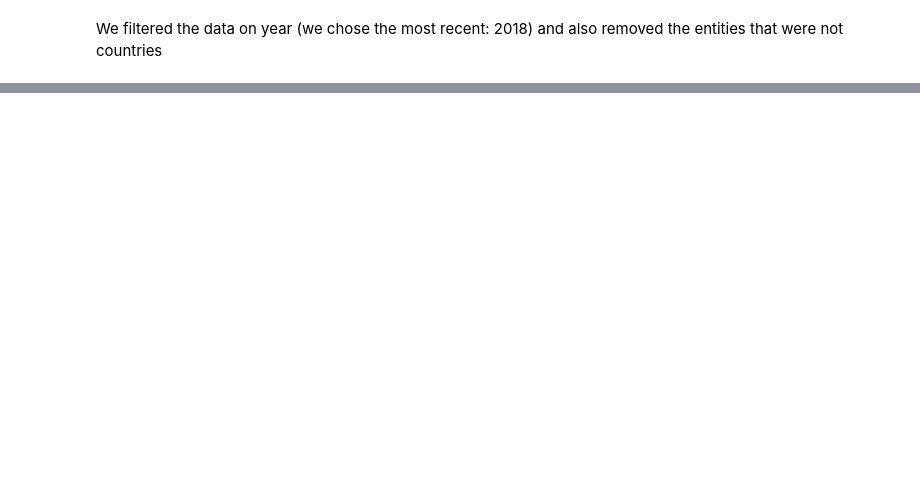
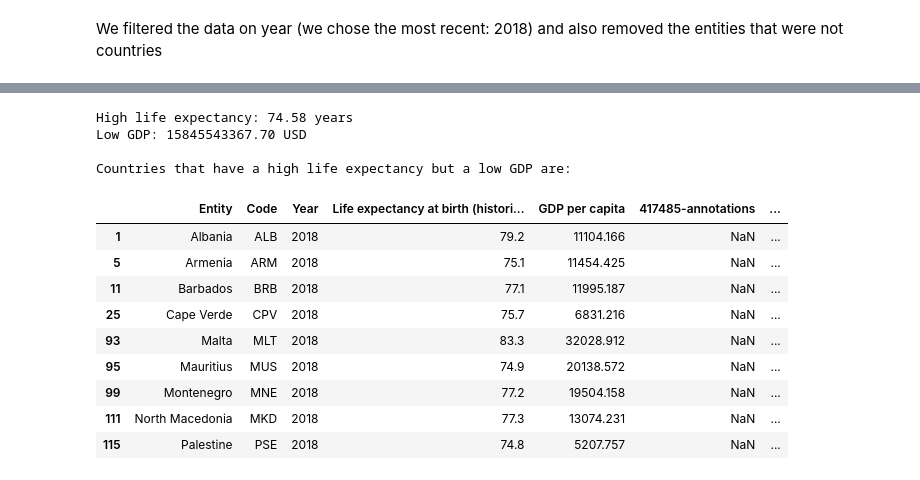
Before and after one commit to larissablom/Intro-Data-Science-and-AI, a Jupyter notebook: assignment1/Assignment 1.ipynb, the cells around one changed output, grey strips where cells are left out. Cells and saved outputs as stored; diff of their text form; code cells hidden in the pictures; blank space fills up the shorter version.

```diff
--- a/assignment1/Assignment 1.ipynb
+++ b/assignment1/Assignment 1.ipynb
@@ -182,0 +116,29 @@ United Arab Emirates
+# %%
+high_life = df_all['Life expectancy at birth (historical)'].describe(include='all').loc['mean'] + df_all['Life expectancy at birth (historical)'].describe(include='all').loc['std']/4
+low_gdp = df_all['GDP (constant 2015 US$)'].describe(include='all').loc['mean'] - df_all['GDP (constant 2015 US$)'].describe(include='all').loc['std']/4
+
+print("High life expectancy: {:.2f} years".format(high_life))
+print("Low GDP: {:.2f} USD".format(low_gdp))
+print("")
+
+df_all_lohi = df_all[df_all['Life expectancy at birth (historical)']>high_life]
+df_all_lohi = df_all_lohi[df_all_lohi['GDP (constant 2015 US$)']<low_gdp]
+
+print("Countries that have a high life expectancy but a low GDP are:")
+
+df_all_lohi
+# %% [output]
+High life expectancy: 74.58 years
+Low GDP: 15845543367.70 USD
+
+Countries that have a high life expectancy but a low GDP are:
+|  | Entity | Code | Year | Life expectancy at birth (histori... | GDP per capita | 417485-annotations | ... |
+| 1 | Albania | ALB | 2018 | 79.2 | 11104.166 | NaN | ... |
+| 5 | Armenia | ARM | 2018 | 75.1 | 11454.425 | NaN | ... |
+| 11 | Barbados | BRB | 2018 | 77.1 | 11995.187 | NaN | ... |
+| 25 | Cape Verde | CPV | 2018 | 75.7 | 6831.216 | NaN | ... |
+| 93 | Malta | MLT | 2018 | 83.3 | 32028.912 | NaN | ... |
+| 95 | Mauritius | MUS | 2018 | 74.9 | 20138.572 | NaN | ... |
+| 99 | Montenegro | MNE | 2018 | 77.2 | 19504.158 | NaN | ... |
+| 111 | North Macedonia | MKD | 2018 | 77.3 | 13074.231 | NaN | ... |
+| 115 | Palestine | PSE | 2018 | 74.8 | 5207.757 | NaN | ... |
```
Also changed, not shown: parts of 25 cells of this notebook.
